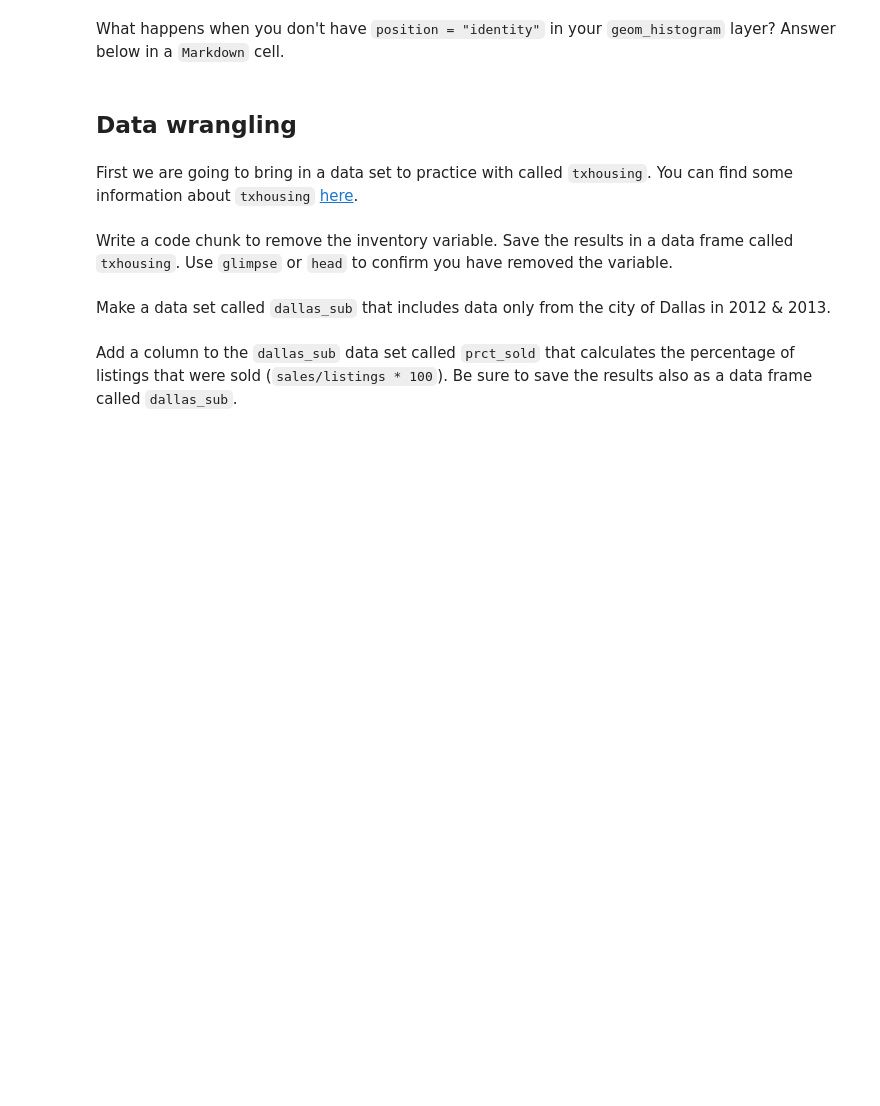
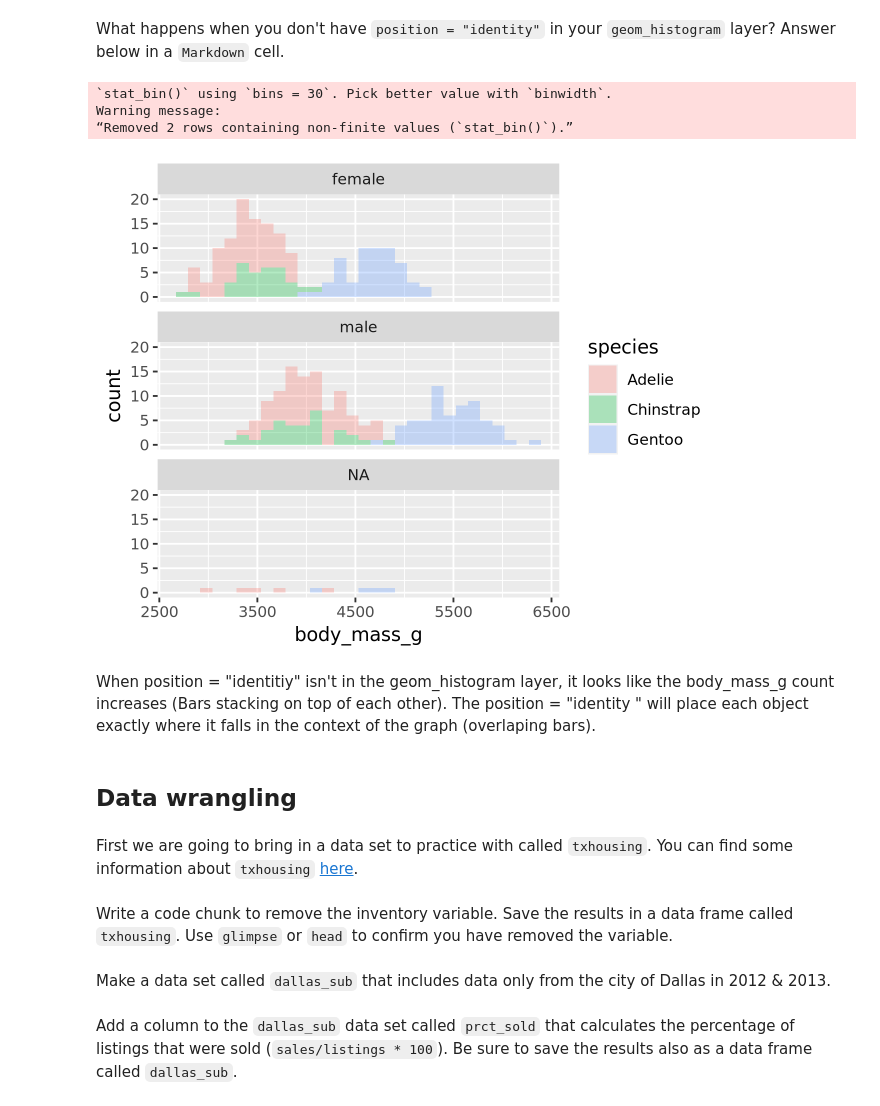
Before and after one commit to UNC-DATA-730/assignment-2-data-viz-and-wrangling-dlee002, a Jupyter notebook: assignment2.ipynb, the cells around one changed output. Drawn from its saved outputs; the diff is of its cells as text; code cells hidden in the pictures; blank space fills up the shorter version.

```diff
--- a/assignment2.ipynb
+++ b/assignment2.ipynb
@@ -78,5 +88,17 @@ Make a histogram of penguin body mass.
 # %% [markdown]
 What happens when you don't have `position = "identity"` in your `geom_histogram` layer? Answer below in a `Markdown` cell.
+# %%
+ggplot(data = penguins, aes (x = body_mass_g, fill = species)) +
+    geom_histogram( alpha=0.3) +
+    facet_wrap(~ sex, ncol = 1) +
+    scale_color_brewer(palette = "Set2")
+# %% [output]
+`stat_bin()` using `bins = 30`. Pick better value with `binwidth`.
+Warning message:
+“Removed 2 rows containing non-finite values (`stat_bin()`).”
+[figure, added]
+# %% [markdown]
+When position = "identitiy" isn't in the geom_histogram layer, it looks like the body_mass_g count increases (Bars stacking on top of each other). The position = "identity " will place each object exactly where it falls in the context of the graph (overlaping bars).
 # %% [markdown]
 ## Data wrangling
 # %% [markdown]
```
Also changed, not shown: parts of 1 cell of this notebook.
